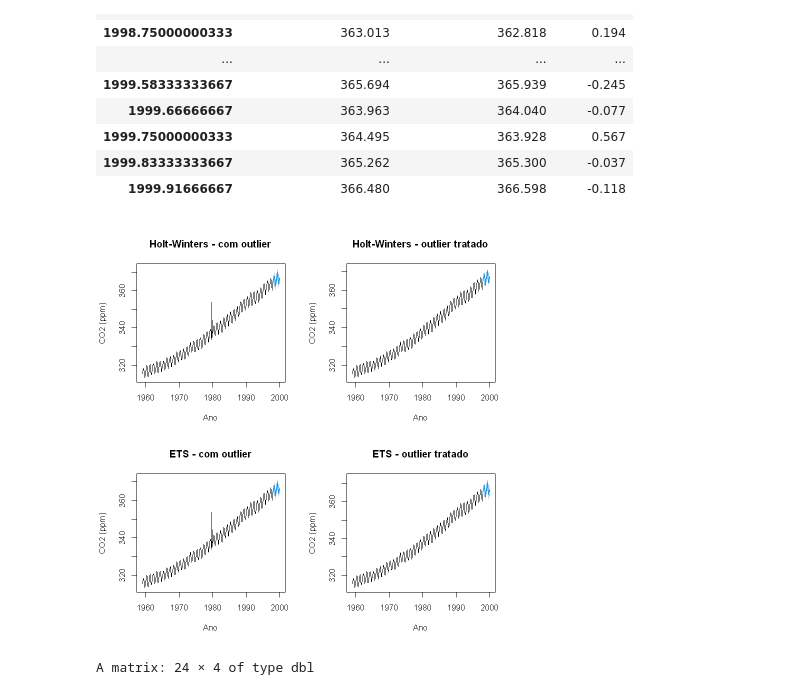
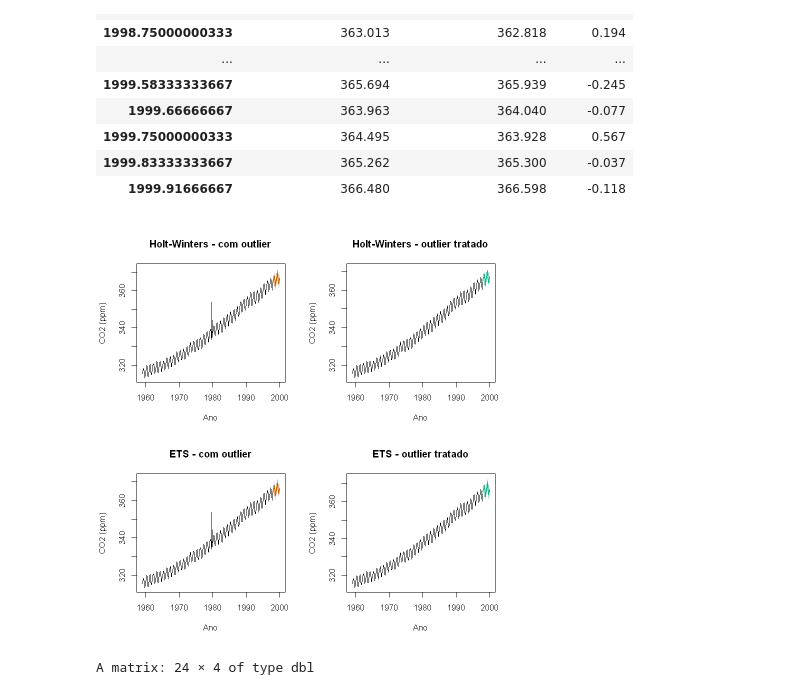
Before and after one commit to Marcehlin/Atividades-2026_1, a Jupyter notebook: Séries Temporais/Lista 5/Ex2/Serie_CO2_Exercicio2.ipynb, the cells around one changed output. Drawn from its saved outputs; the diff is of its cells as text; code cells hidden in the pictures.

```diff
--- a/Séries Temporais/Lista 5/Ex2/Serie_CO2_Exercicio2.ipynb
+++ b/Séries Temporais/Lista 5/Ex2/Serie_CO2_Exercicio2.ipynb
@@ -509,13 +543,13 @@ A matrix: 24 × 3 of type dbl
 # %%
 # Comparação visual: antes e depois do tratamento, para os dois modelos
 par(mfrow = c(2, 2))
-plot(fc_hw,      main = "Holt-Winters - com outlier",    ylab = "CO2 (ppm)", xlab = "Ano")
-plot(fc_hw_adj,  main = "Holt-Winters - outlier tratado", ylab = "CO2 (ppm)", xlab = "Ano")
-plot(fc_ets,     main = "ETS - com outlier",              ylab = "CO2 (ppm)", xlab = "Ano")
-plot(fc_ets_adj, main = "ETS - outlier tratado",           ylab = "CO2 (ppm)", xlab = "Ano")
+plot(fc_hw,      main = "Holt-Winters - com outlier",    ylab = "CO2 (ppm)", xlab = "Ano",fcol = "darkorange3")
+plot(fc_hw_adj,  main = "Holt-Winters - outlier tratado", ylab = "CO2 (ppm)", xlab = "Ano",fcol = "#11b687")
+plot(fc_ets,     main = "ETS - com outlier",              ylab = "CO2 (ppm)", xlab = "Ano",fcol = "darkorange3")
+plot(fc_ets_adj, main = "ETS - outlier tratado",           ylab = "CO2 (ppm)", xlab = "Ano",fcol = "#11b687")
 par(mfrow = c(1, 1))
 # %% [output]
-[figure, old version]
+[figure, new version]
 # %%
 # Comparando a amplitude dos intervalos de confiança de 95%, antes e depois do tratamento
 amp_hw_com   <- fc_hw$upper[, "95%"]      - fc_hw$lower[, "95%"]
```
Also changed, not shown: parts of 6 cells of this notebook, 3 other files.
